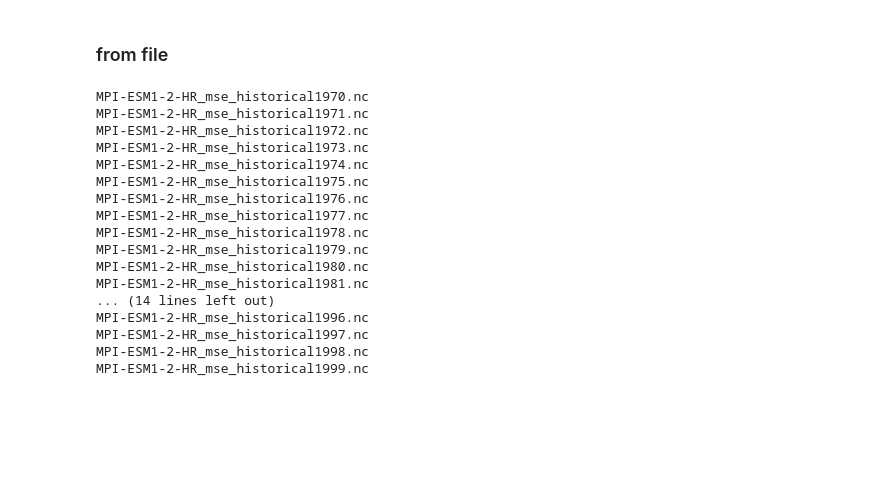
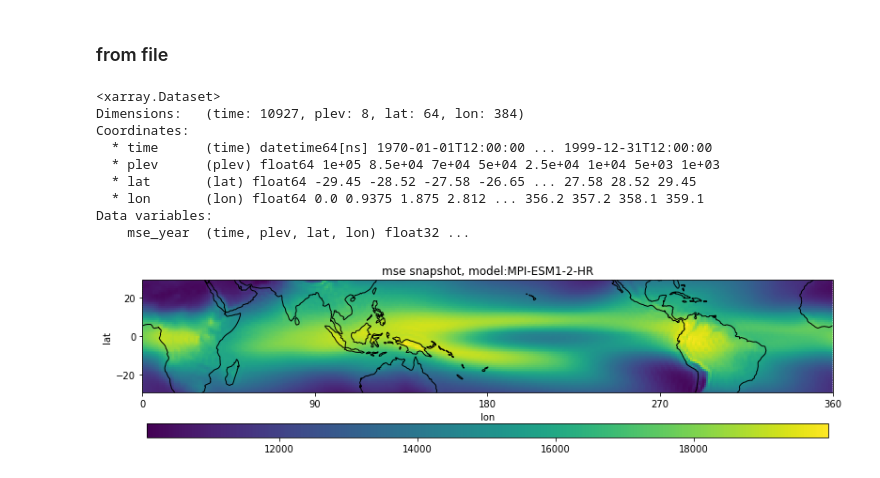
Before and after one commit to PBlackberg/phd, a Jupyter notebook: cmip6_scripts/cmip6_metrics/mse_example.ipynb, the cells around one changed output. Saved outputs shown, nothing was run; the diff lists cells and outputs as text; code cells hidden in the pictures; blank space fills up the shorter version.

```diff
--- a/cmip6_scripts/cmip6_metrics/mse_example.ipynb
+++ b/cmip6_scripts/cmip6_metrics/mse_example.ipynb
@@ -228,33 +228,17 @@ model='MPI-ESM1-2-HR'
 experiment_id='historical'
 folder = '/Users/cbla0002/Documents/data/cmip6/' + model
 
-year = 1970
-for idx in np.arange(0,30):
-    if idx == 0:
-        fileName = model + '_mse_' + experiment_id + '.nc'
-        path = folder + '/' + fileName
-        ds = xr.open_dataset(path)
-        mse = ds.mse_year
-    else:
-        fileName = model + '_mse_' + experiment_id + '{}.nc'.format(year)
-        ds = xr.open_dataset(path)
-        mse = xr.concat([mse, ds.mse_year], dim="time")
-        year+=1
+fileName = model + '_mse_' + experiment_id + '.nc'
+path = folder + '/' + fileName
+ds = xr.open_dataset(path)
+ds
 # %% [output]
-MPI-ESM1-2-HR_mse_historical1970.nc
-MPI-ESM1-2-HR_mse_historical1971.nc
-MPI-ESM1-2-HR_mse_historical1972.nc
-MPI-ESM1-2-HR_mse_historical1973.nc
-MPI-ESM1-2-HR_mse_historical1974.nc
-MPI-ESM1-2-HR_mse_historical1975.nc
-MPI-ESM1-2-HR_mse_historical1976.nc
-MPI-ESM1-2-HR_mse_historical1977.nc
-MPI-ESM1-2-HR_mse_historical1978.nc
-MPI-ESM1-2-HR_mse_historical1979.nc
-MPI-ESM1-2-HR_mse_historical1980.nc
-MPI-ESM1-2-HR_mse_historical1981.nc
-... (14 lines left out)
-MPI-ESM1-2-HR_mse_historical1996.nc
-MPI-ESM1-2-HR_mse_historical1997.nc
-MPI-ESM1-2-HR_mse_historical1998.nc
-MPI-ESM1-2-HR_mse_historical1999.nc
+<xarray.Dataset>
+Dimensions:   (time: 10927, plev: 8, lat: 64, lon: 384)
+Coordinates:
+  * time      (time) datetime64[ns] 1970-01-01T12:00:00 ... 1999-12-31T12:00:00
+  * plev      (plev) float64 1e+05 8.5e+04 7e+04 5e+04 2.5e+04 1e+04 5e+03 1e+03
+  * lat       (lat) float64 -29.45 -28.52 -27.58 -26.65 ... 27.58 28.52 29.45
+  * lon       (lon) float64 0.0 0.9375 1.875 2.812 ... 356.2 357.2 358.1 359.1
+Data variables:
+    mse_year  (time, plev, lat, lon) float32 ...
@@ -268,3 +257,5 @@ mse_vInt = xr.DataArray(
 # %%
-# myPlots.plot_snapshot(mse_vInt.mean(dim='time'), 'viridis', 'mse', model)
+myPlots.plot_snapshot(mse_vInt.mean(dim='time'), 'viridis', 'mse', model)
+# %% [output]
+[figure, added]
 # %%
```
Also changed, not shown: parts of 3 cells of this notebook, 2 other files.
